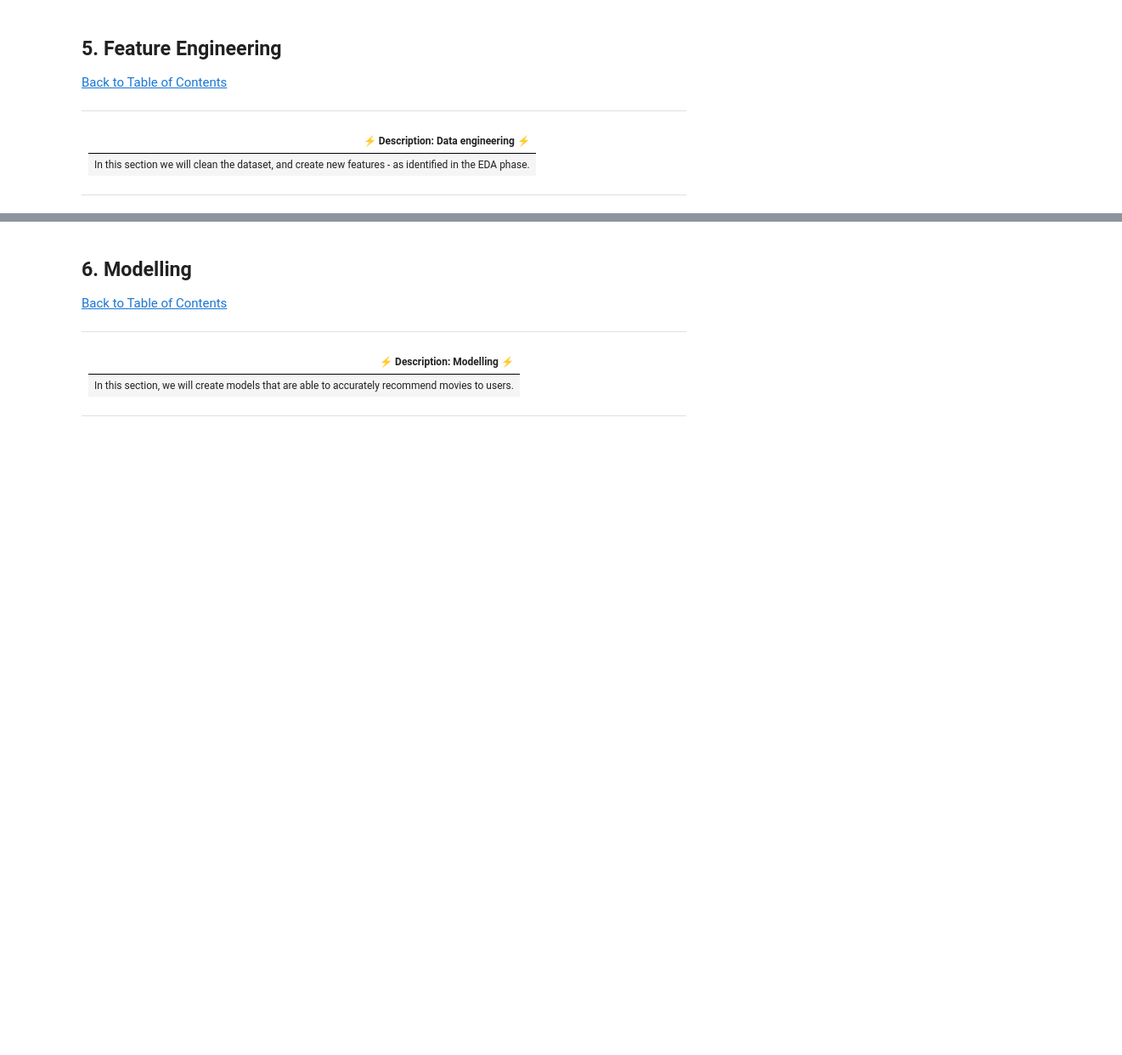
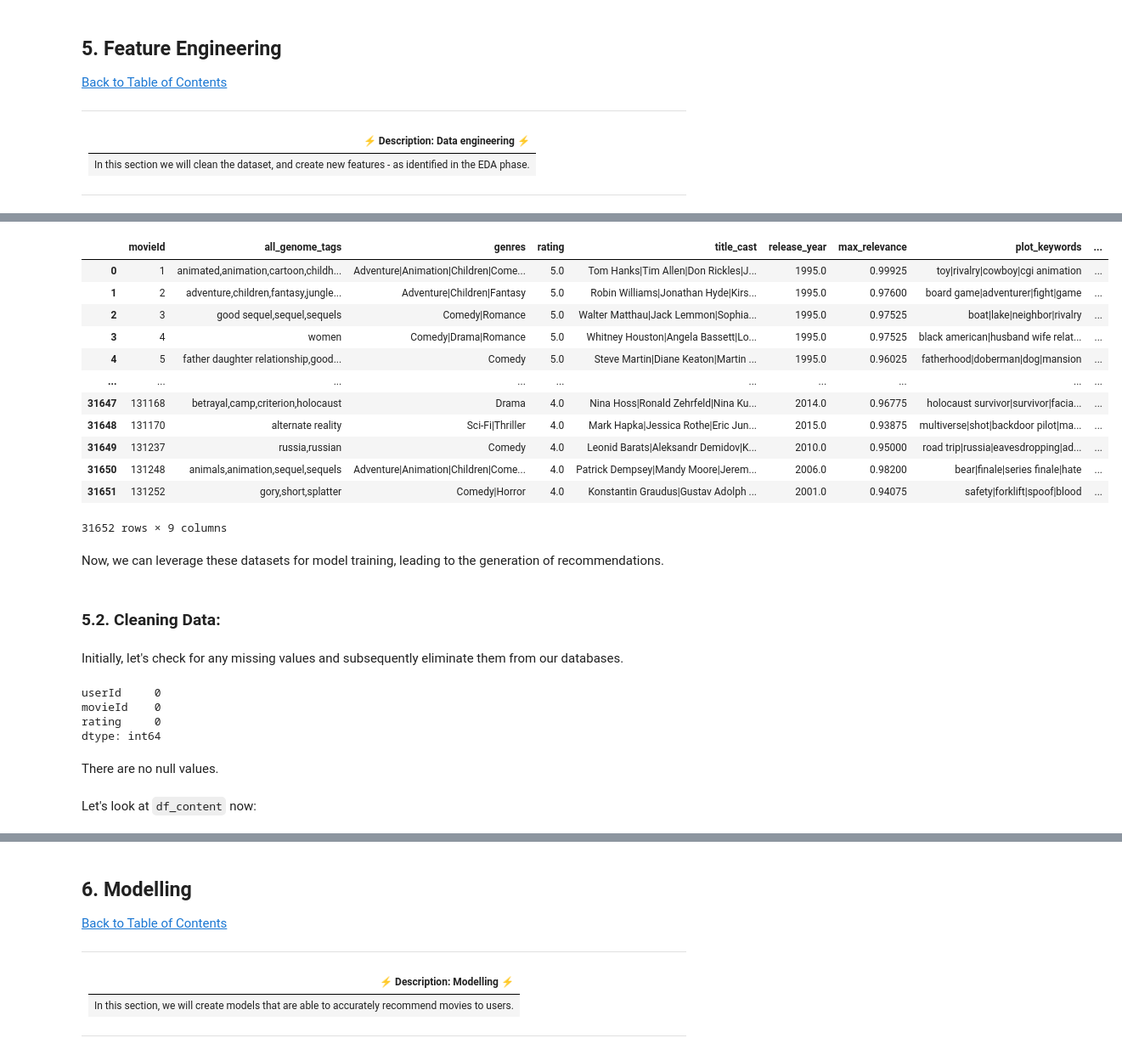
Before and after one commit to Christelle278/Unsupervised-Learning-Sprint-2307FTDS-Team-NM3, a Jupyter notebook: Unsupervised_Learning_Sprint_2307FTDS_Team_NM3.ipynb, the cells around one changed output, grey strips where cells are left out. Shown at 85% size. Drawn from its saved outputs; the diff is of its cells as text; code cells hidden in the pictures; blank space fills up the shorter version.

Commit message:
Feature engineering has been done and databases has been merged. The content-based model is working.

```diff
--- a/Unsupervised_Learning_Sprint_2307FTDS_Team_NM3.ipynb
+++ b/Unsupervised_Learning_Sprint_2307FTDS_Team_NM3.ipynb
@@ -1680,0 +1823,33 @@ plt.show()
+# %%
+df_content
+# %% [output]
+|  | movieId | all_genome_tags | genres | rating | title_cast | release_year | max_relevance | plot_keywords | ... |
+| 0 | 1 | animated,animation,cartoon,childh... | Adventure|Animation|Children|Come... | 5.0 | Tom Hanks|Tim Allen|Don Rickles|J... | 1995.0 | 0.99925 | toy|rivalry|cowboy|cgi animation | ... |
+| 1 | 2 | adventure,children,fantasy,jungle... | Adventure|Children|Fantasy | 5.0 | Robin Williams|Jonathan Hyde|Kirs... | 1995.0 | 0.97600 | board game|adventurer|fight|game | ... |
+| 2 | 3 | good sequel,sequel,sequels | Comedy|Romance | 5.0 | Walter Matthau|Jack Lemmon|Sophia... | 1995.0 | 0.97525 | boat|lake|neighbor|rivalry | ... |
+| 3 | 4 | women | Comedy|Drama|Romance | 5.0 | Whitney Houston|Angela Bassett|Lo... | 1995.0 | 0.97525 | black american|husband wife relat... | ... |
+| 4 | 5 | father daughter relationship,good... | Comedy | 5.0 | Steve Martin|Diane Keaton|Martin ... | 1995.0 | 0.96025 | fatherhood|doberman|dog|mansion | ... |
+| ... | ... | ... | ... | ... | ... | ... | ... | ... | ... |
+| 31647 | 131168 | betrayal,camp,criterion,holocaust | Drama | 4.0 | Nina Hoss|Ronald Zehrfeld|Nina Ku... | 2014.0 | 0.96775 | holocaust survivor|survivor|facia... | ... |
+| 31648 | 131170 | alternate reality | Sci-Fi|Thriller | 4.0 | Mark Hapka|Jessica Rothe|Eric Jun... | 2015.0 | 0.93875 | multiverse|shot|backdoor pilot|ma... | ... |
+| 31649 | 131237 | russia,russian | Comedy | 4.0 | Leonid Barats|Aleksandr Demidov|K... | 2010.0 | 0.95000 | road trip|russia|eavesdropping|ad... | ... |
+| 31650 | 131248 | animals,animation,sequel,sequels | Adventure|Animation|Children|Come... | 4.0 | Patrick Dempsey|Mandy Moore|Jerem... | 2006.0 | 0.98200 | bear|finale|series finale|hate | ... |
+| 31651 | 131252 | gory,short,splatter | Comedy|Horror | 4.0 | Konstantin Graudus|Gustav Adolph ... | 2001.0 | 0.94075 | safety|forklift|spoof|blood | ... |
+31652 rows × 9 columns
+# %% [markdown]
+Now, we can leverage these datasets for model training, leading to the generation of recommendations.
+# %% [markdown]
+### **5.2. Cleaning Data:**
+# %% [markdown]
+Initially, let's check for any missing values and subsequently eliminate them from our databases.
+# %%
+df_user.isnull().sum()
+# %% [output]
+userId     0
+movieId    0
+rating     0
+dtype: int64
+# %% [markdown]
+There are no null values.
+# %% [markdown]
+Let's look at `df_content` now:
```
Also changed, not shown: parts of 53 cells of this notebook.
